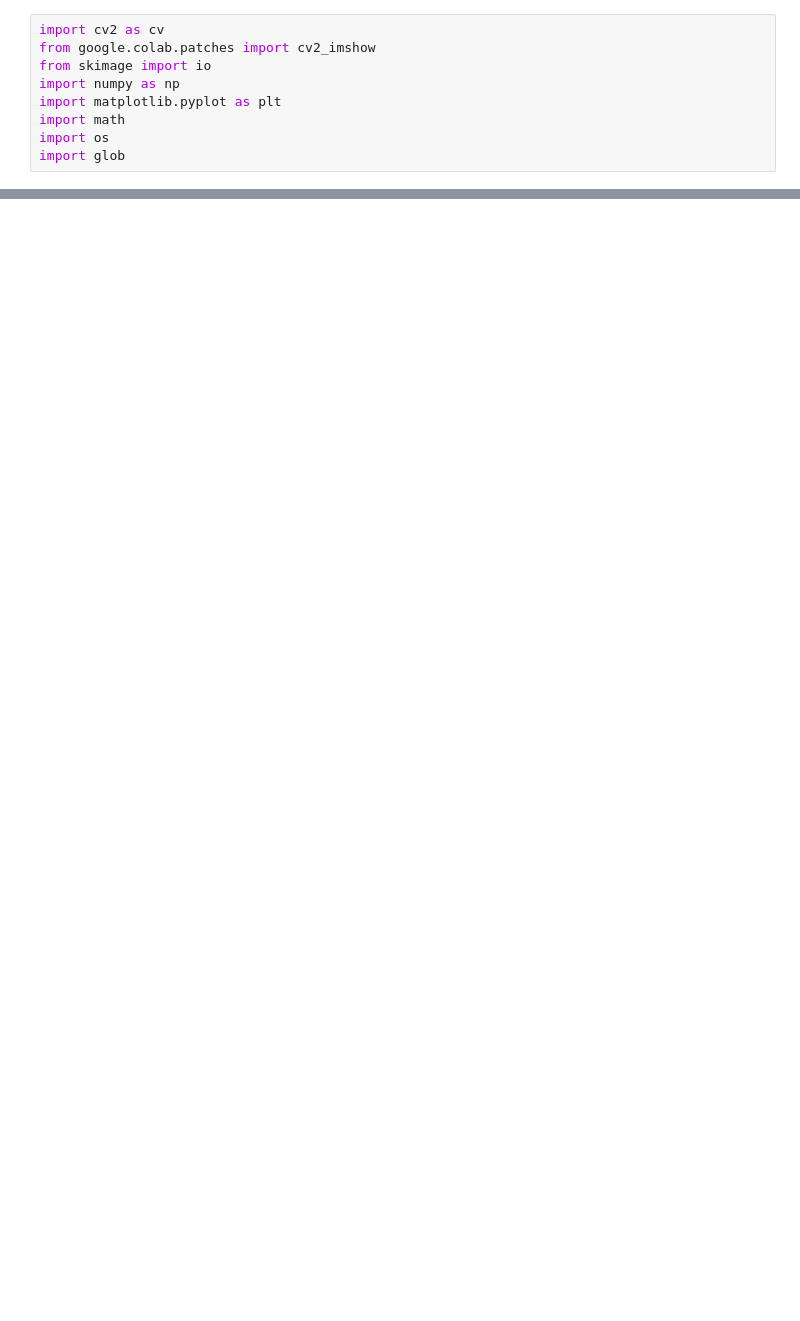
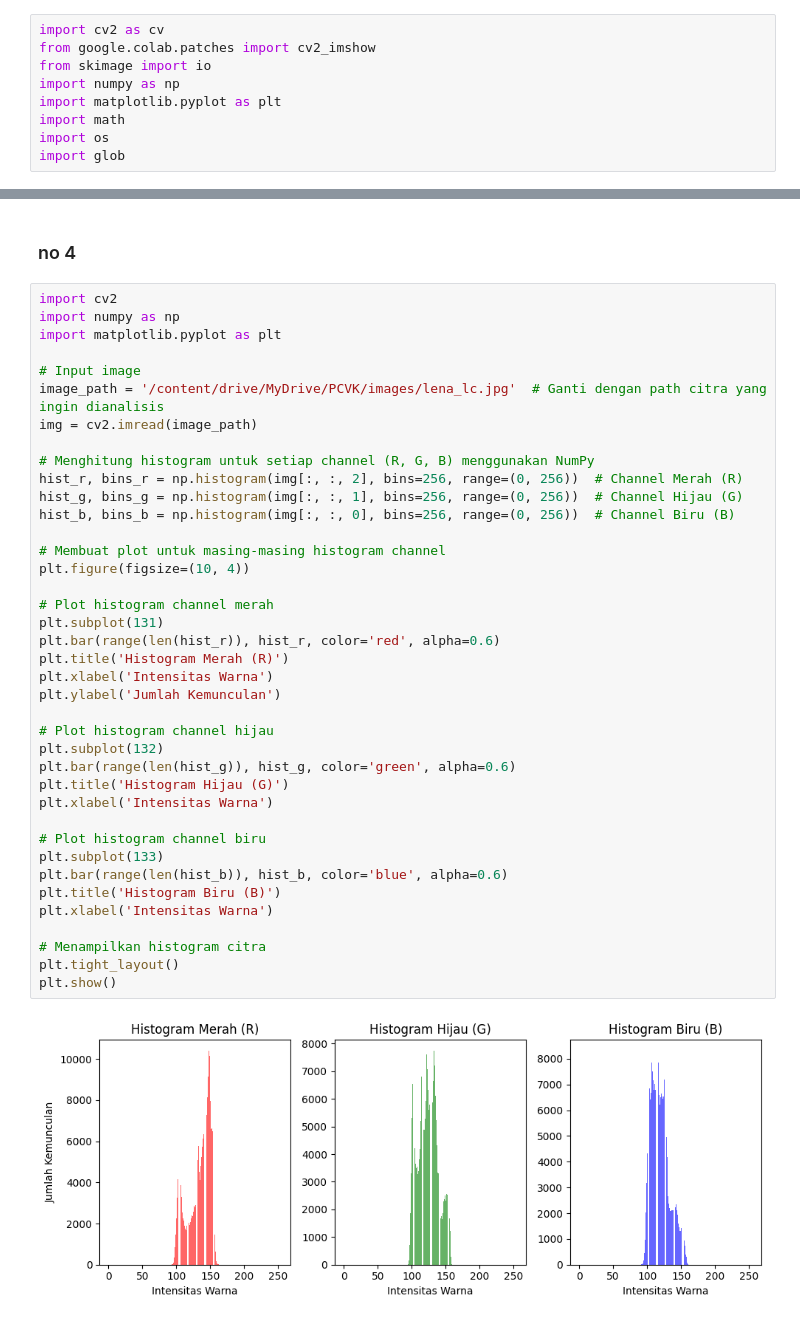
Before and after one commit to filladani/PCVK_2024, a Jupyter notebook: week6.ipynb, the cells around one changed output, grey strips where cells are left out. Drawn from its saved outputs; the diff is of its cells as text; blank space fills up the shorter version.

```diff
--- a/week6.ipynb
+++ b/week6.ipynb
@@ -59,0 +81,43 @@ plt.show()
+# %% [markdown]
+### no 4
+# %%
+import cv2
+import numpy as np
+import matplotlib.pyplot as plt
+
+# Input image
+image_path = '/content/drive/MyDrive/PCVK/images/lena_lc.jpg'  # Ganti dengan path citra yang ingin dianalisis
+img = cv2.imread(image_path)
+
+# Menghitung histogram untuk setiap channel (R, G, B) menggunakan NumPy
+hist_r, bins_r = np.histogram(img[:, :, 2], bins=256, range=(0, 256))  # Channel Merah (R)
+hist_g, bins_g = np.histogram(img[:, :, 1], bins=256, range=(0, 256))  # Channel Hijau (G)
+hist_b, bins_b = np.histogram(img[:, :, 0], bins=256, range=(0, 256))  # Channel Biru (B)
+
+# Membuat plot untuk masing-masing histogram channel
+plt.figure(figsize=(10, 4))
+
+# Plot histogram channel merah
+plt.subplot(131)
+plt.bar(range(len(hist_r)), hist_r, color='red', alpha=0.6)
+plt.title('Histogram Merah (R)')
+plt.xlabel('Intensitas Warna')
+plt.ylabel('Jumlah Kemunculan')
+
+# Plot histogram channel hijau
+plt.subplot(132)
+plt.bar(range(len(hist_g)), hist_g, color='green', alpha=0.6)
+plt.title('Histogram Hijau (G)')
+plt.xlabel('Intensitas Warna')
+
+# Plot histogram channel biru
+plt.subplot(133)
+plt.bar(range(len(hist_b)), hist_b, color='blue', alpha=0.6)
+plt.title('Histogram Biru (B)')
+plt.xlabel('Intensitas Warna')
+
+# Menampilkan histogram citra
+plt.tight_layout()
+plt.show()
+# %% [output]
+[figure, added]
```
Also changed, not shown: parts of 7 cells of this notebook.
